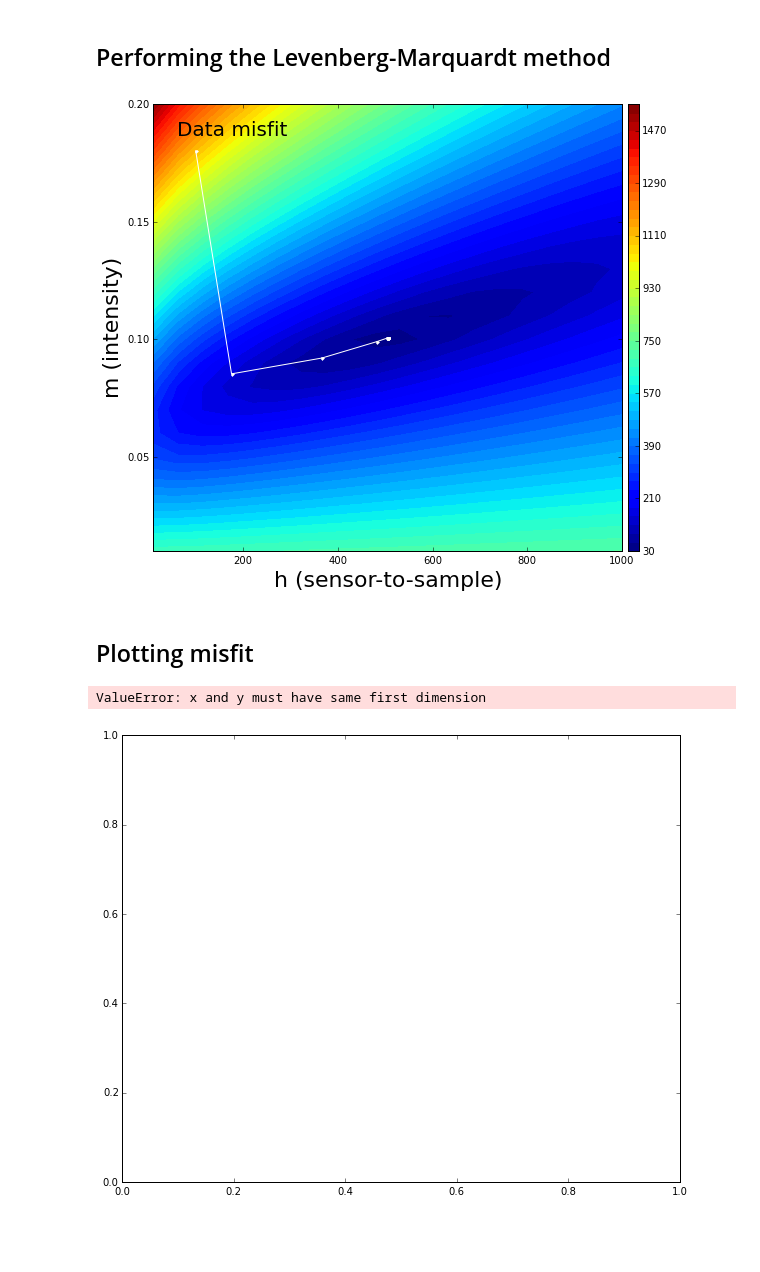
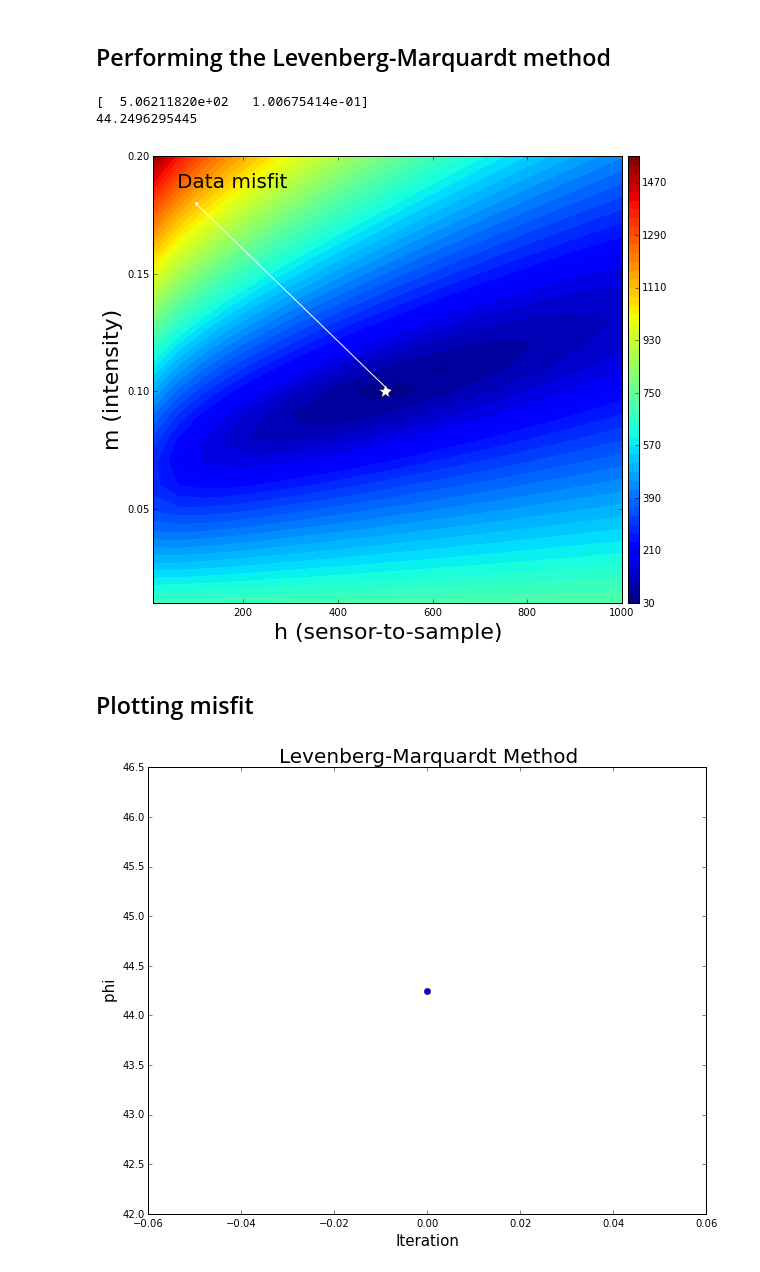
Before and after one commit to andrelreis/nonlinear_inversion, a Jupyter notebook: codigos/prism_microscopy_nonlinear_LM.ipynb, the cells around one changed output. Saved outputs shown, nothing was run; the diff lists cells and outputs as text; code cells hidden in the pictures; blank space fills up the shorter version.

```diff
--- a/codigos/prism_microscopy_nonlinear_LM.ipynb
+++ b/codigos/prism_microscopy_nonlinear_LM.ipynb
@@ -190,10 +190,10 @@ def sensitivity(x,y,p,sample,inc,dec):
 # %% [markdown]
 ## Performing the Levenberg-Marquardt method
 # %%
-itmax = 30
-it_max_marq = 10
-eps = 1e-6
-lamb = .01
+itmax = 40
+it_max_marq = 20
+eps = 1e-3
+lamb = 1000.
 
 
 p0 = np.array([100.,.18])
@@ -220,26 +220,33 @@ for i in range(itmax):
         r = Bz_obs - B
         grad = - np.dot(G.T,r)
         dp = np.linalg.solve(H,-grad)
-
+        p0 += dp
         phi = np.linalg.norm(r)
         dphi = phi-phi0
 
-        #if (dphi > 0.) or (np.abs(dphi/phi0) <= eps):
-        #    lamb = lamb/10.
-        #    break
-        #else:
-        #    lamb = 10.*lamb
-        #    grad0 = grad
-        #print lamb
+        if (dphi < 0):
+            lamb = lamb/2.
+        else:
+            lamb = 2.*lamb
 
-        B0=B
-        p0 += dp
-        r0 = r
-        phi0 = phi
-        px.append(p0[0])
-        py.append(p0[1])
-        phi_it.append(phi0)
-        it.append(i)
+    condition = np.abs(dphi)/phi0
+    if (condition <= eps):
+        break
+
+
+    r0 = r
+    phi0 = phi
+    B0=B
+    px.append(p0[0])
+    py.append(p0[1])
+    phi_it.append(phi0)
+    it.append(i)
+
+    print p0
+    print phi0
+# %% [output]
+[  5.06211820e+02   1.00675414e-01]
+44.2496295445
 # %%
 title_font = 22
 bottom_font = 16
@@ -247,6 +254,7 @@ saturation_factor = 1.
 plt.close('all')
 plt.figure(figsize=(10,8))
 plt.contourf(h_range, m_range, np.array(misfit).reshape(shape_phi), 50)
+plt.plot(voo,intensity,'w*',markersize=15)
 plt.plot(px,py,'w.-')
 plt.colorbar(pad=0.01, aspect=40, shrink=1.0)
 plt.xlabel('h (sensor-to-sample)', fontsize = title_font)
@@ -255,18 +263,17 @@ plt.annotate('Data misfit', xy = (0.05, 0.93), xycoords = 'axes fraction', fonts
 
 plt.show()
 # %% [output]
-[figure, old version]
+[figure, new version]
 # %% [markdown]
 ## Plotting misfit
 # %%
 plt.figure(figsize=(10,8))
 
-plt.plot(it, phi, 'o-')
+plt.plot(it, phi_it, 'o-')
 plt.title('Levenberg-Marquardt Method',fontsize=20)
 plt.ylabel('phi ',fontsize=15)
 plt.xlabel('Iteration',fontsize=15)
 
 plt.show()
 # %% [output]
-ValueError: x and y must have same first dimension
-[figure, old version]
+[figure, new version]
```
Also changed, not shown: 1 other file.
